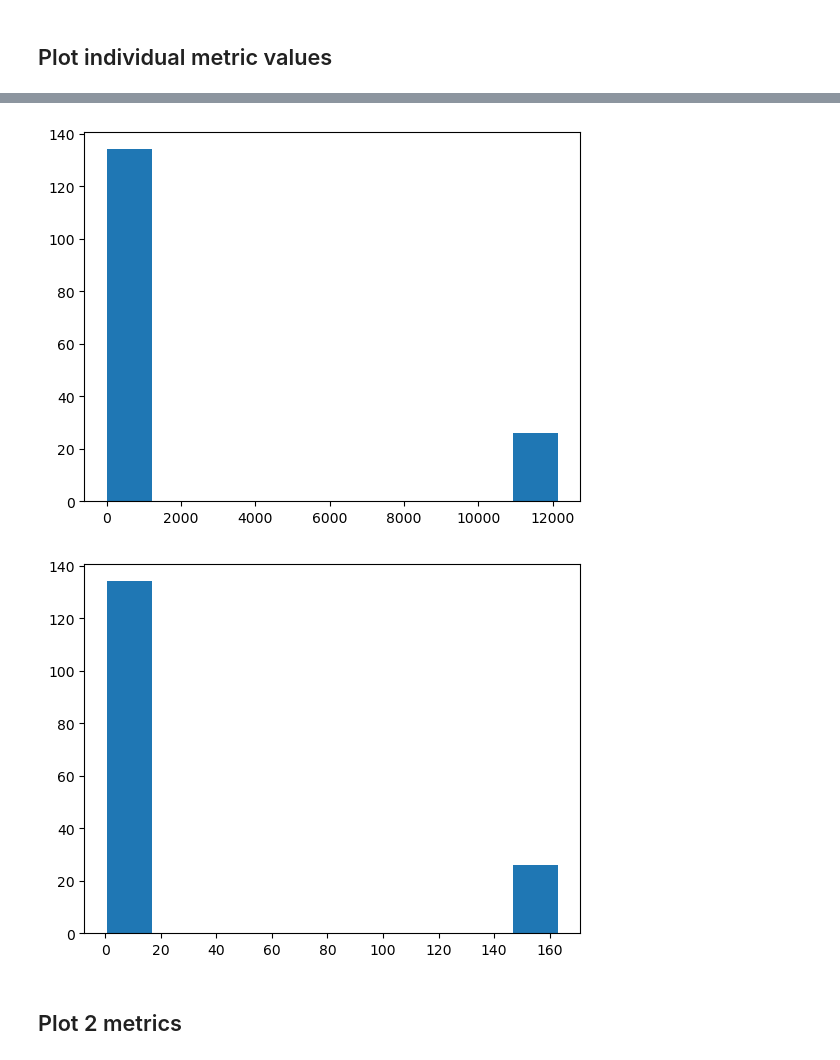
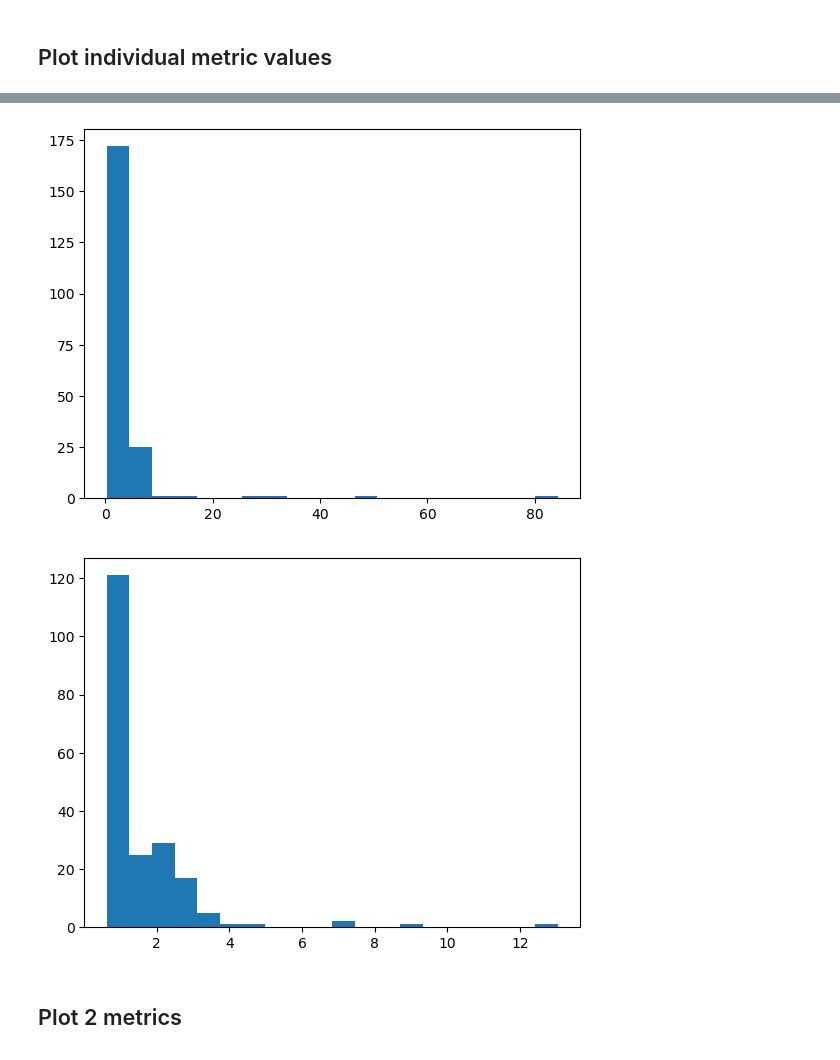
Before and after one commit to mariajmolina/s2sml, a Jupyter notebook: notebooks/ParetoFrontPlot.ipynb, the cells around one changed output, grey strips where cells are left out. Cells and saved outputs as stored; diff of their text form; code cells hidden in the pictures.

Commit message:
Add notebook and environment for analysis/visualization; additional trials on Gust

```diff
--- a/notebooks/ParetoFrontPlot.ipynb
+++ b/notebooks/ParetoFrontPlot.ipynb
@@ -7,7 +8,9 @@ import pandas as pd
 ## Read trials results
 These are stored in `vanilla.csv`
 # %%
-results_dir = 'results_week3_SH_515/' # set results directory
+#results_dir = 'results_week3_SH_515/' # set results directory
+results_dir = 'results_week3_SH_530/'
+
 df = pd.read_csv("../"+results_dir+"vanilla.csv")
 # %%
 df
@@ -34,11 +37,11 @@ plt.hist(df.values_0);
 # %%
-plt.hist(df.values_1);
+plt.hist(df.values_1, bins=20);
 # %% [output]
-[figure, old version]
+[figure, new version]
 # %%
-plt.hist(df.values_2);
+plt.hist(df.values_2, bins=20);
 # %% [output]
-[figure, old version]
+[figure, new version]
 # %% [markdown]
 ## Plot 2 metrics
 # %%
```
Also changed, not shown: parts of 17 cells of this notebook, 50 other files.
